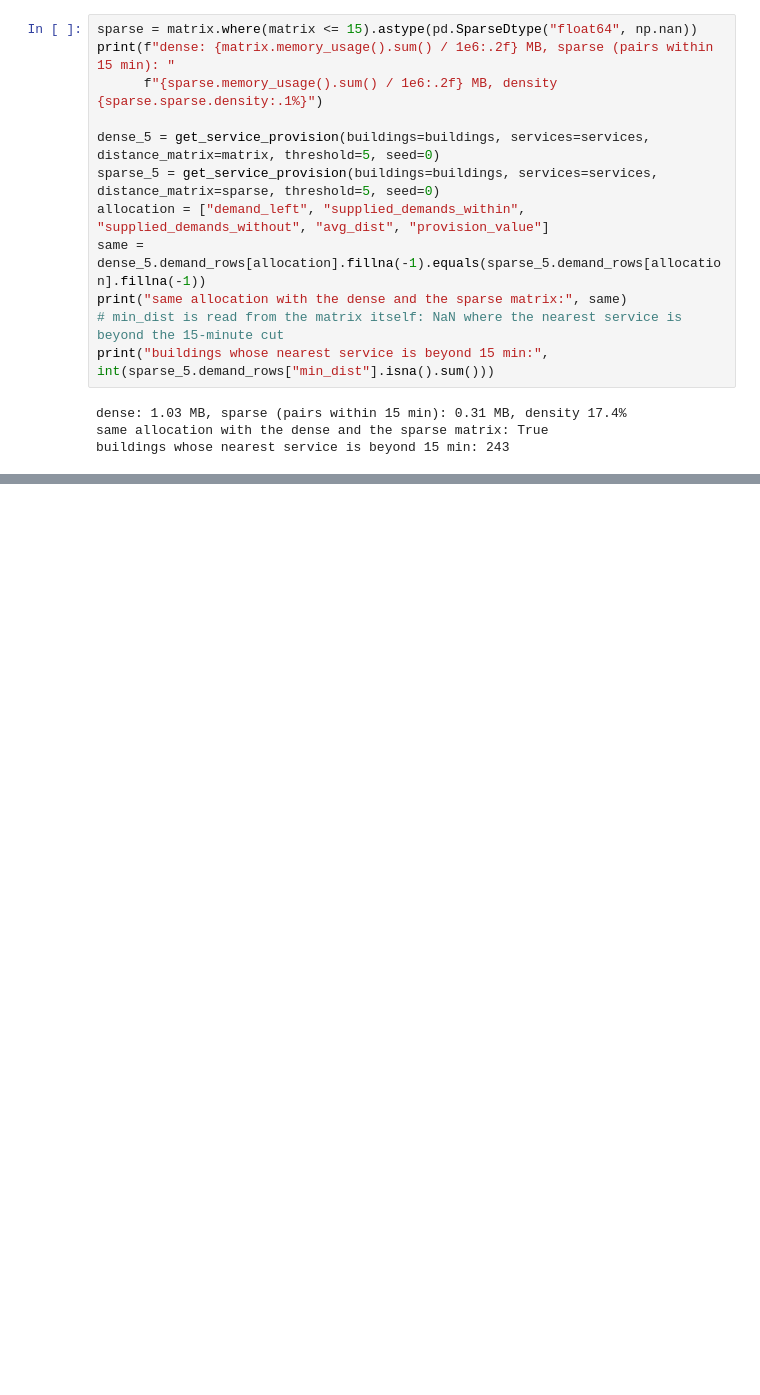
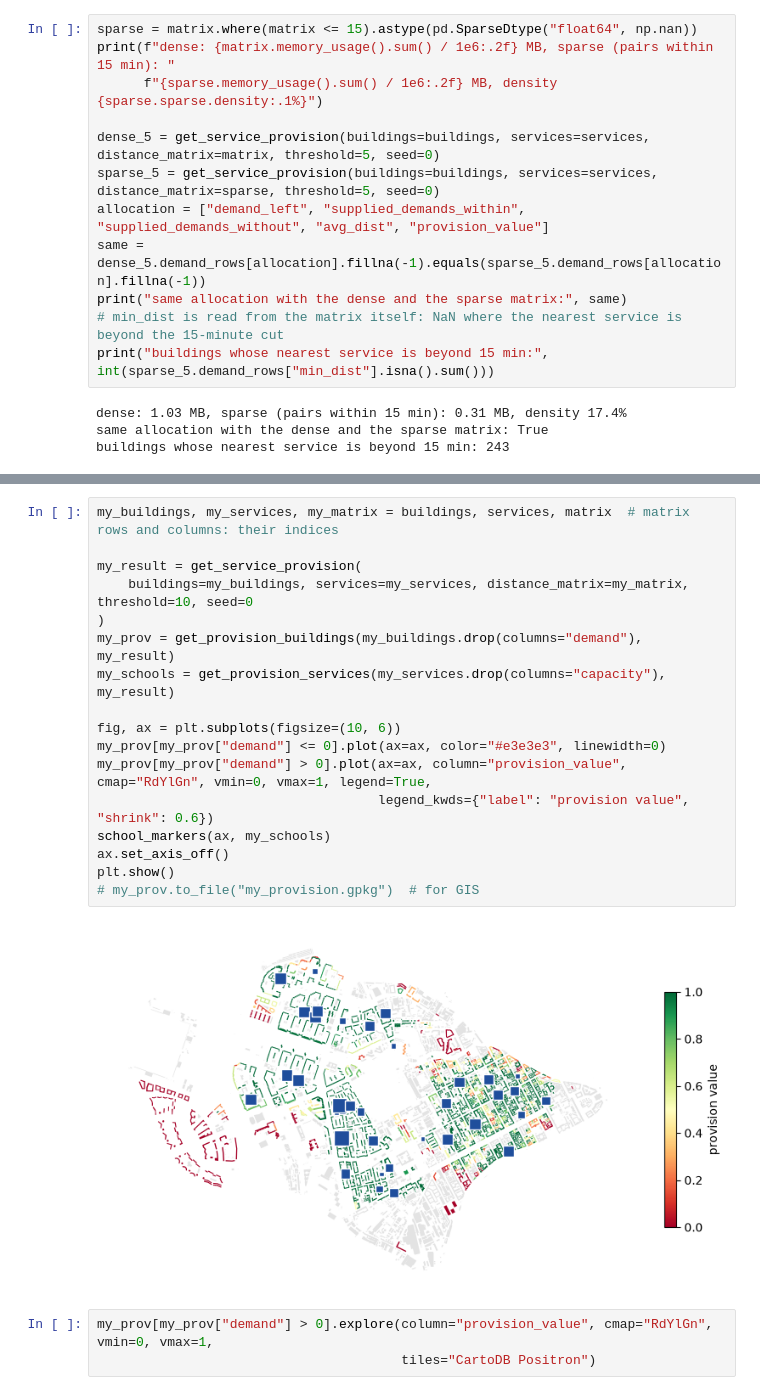
Before and after one commit to IDUclub/ObjectNat, a Jupyter notebook: docs/methods/examples/provision.ipynb, the cells around one changed output, grey strips where cells are left out. Cells and saved outputs as stored; diff of their text form; blank space fills up the shorter version.

```diff
--- a/docs/methods/examples/provision.ipynb
+++ b/docs/methods/examples/provision.ipynb
@@ -161,0 +170,22 @@ buildings whose nearest service is beyond 15 min: 243
+# %%
+my_buildings, my_services, my_matrix = buildings, services, matrix  # matrix rows and columns: their indices
+
+my_result = get_service_provision(
+    buildings=my_buildings, services=my_services, distance_matrix=my_matrix, threshold=10, seed=0
+)
+my_prov = get_provision_buildings(my_buildings.drop(columns="demand"), my_result)
+my_schools = get_provision_services(my_services.drop(columns="capacity"), my_result)
+
+fig, ax = plt.subplots(figsize=(10, 6))
+my_prov[my_prov["demand"] <= 0].plot(ax=ax, color="#e3e3e3", linewidth=0)
+my_prov[my_prov["demand"] > 0].plot(ax=ax, column="provision_value", cmap="RdYlGn", vmin=0, vmax=1, legend=True,
+                                    legend_kwds={"label": "provision value", "shrink": 0.6})
+school_markers(ax, my_schools)
+ax.set_axis_off()
+plt.show()
+# my_prov.to_file("my_provision.gpkg")  # for GIS
+# %% [output]
+[figure, added]
+# %%
+my_prov[my_prov["demand"] > 0].explore(column="provision_value", cmap="RdYlGn", vmin=0, vmax=1,
+                                       tiles="CartoDB Positron")
```
Also changed, not shown: parts of 2 cells of this notebook, 7 other files.
